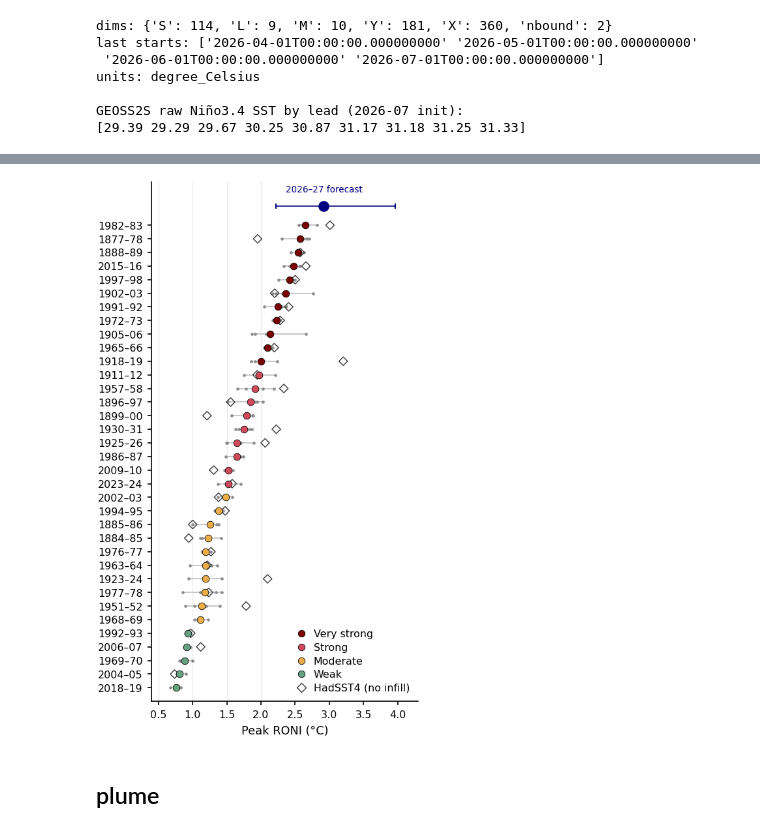
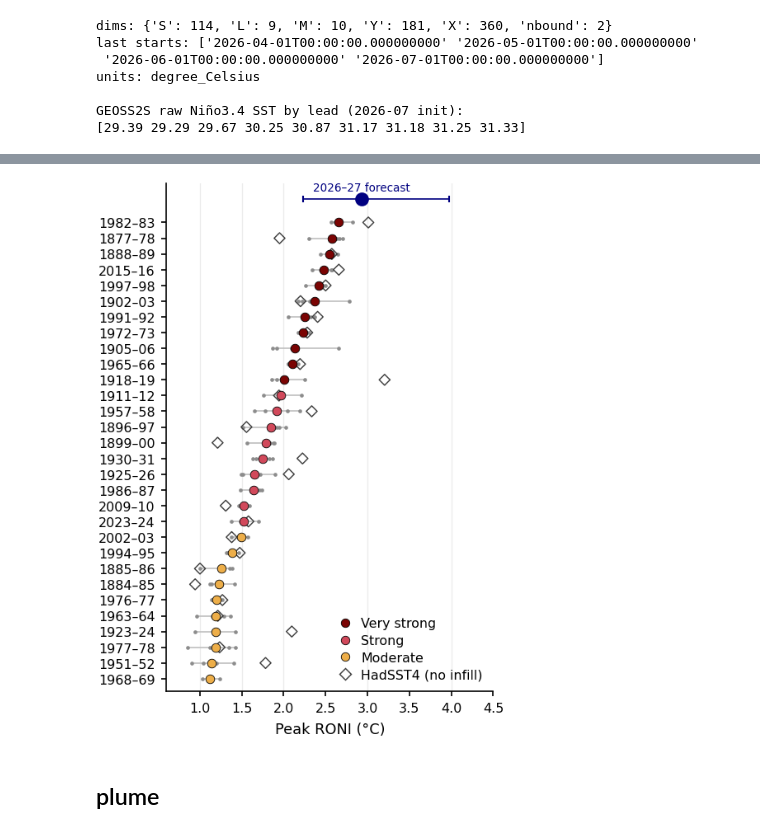
Before and after one commit to adisen99/extreme_el_nino_2026, a Jupyter notebook: 01_observation_data_context.ipynb, the cells around one changed output, grey strips where cells are left out. Saved outputs shown, nothing was run; the diff lists cells and outputs as text; code cells hidden in the pictures.

Commit message:
checkpoint: updating figure 1 panels; refactor code for fig 2 and try ensemble members

```diff
--- a/01_observation_data_context.ipynb
+++ b/01_observation_data_context.ipynb
@@ -205,0 +214,7 @@ ax.set_title(f"{name}: ONI vs RONI"); ax.set_ylabel("°C"); ax.legend(); plt.sho
+# %%
+name = "COBE"
+fig, ax = plt.subplots(figsize=(11, 3))
+oni[name].sel(time=slice("1870", None)).plot(ax=ax, label="ONI", lw=1)
+roni[name].sel(time=slice("1870", None)).plot(ax=ax, label="RONI", lw=1.5)
+ax.axhline(0.5, color="r", ls=":"); ax.axhline(2.0, color="darkred", ls=":")
+ax.set_title(f"{name}: ONI vs RONI"); ax.set_ylabel("°C"); ax.legend(); plt.show()
@@ -888,93 +905,47 @@ saved → /g/data/if69/as8561/data/f2026_roni_forecast.json
   "forecast_median_peak": 3.35
 }
 # %%
-def set_scale(mode="draft"):
-    s = {"draft": 1.0, "submit": 0.85}[mode]      # 0.7 → ~7pt base, 7.7pt title
-    mpl.rcParams.update({
-        "font.size": 9*s, "axes.titlesize": 11*s, "axes.labelsize": 10*s,
-        "xtick.labelsize": 9*s, "ytick.labelsize": 9*s, "legend.fontsize": 9*s,
-    })
-set_scale("submit")
+import json
+f2026 = json.load(open("/g/data/if69/as8561/data/f2026_roni_forecast.json"))
 # %%
-era = mat[(mat.index >= 1870) & (mat.index <= 2026) & (mat["nprod"] >= 3)].sort_values("mean")
+era = mat[(mat.index >= 1870) & (mat.index <= 2026) & (mat["nprod"] >= 3)]
+era = era[era["mean"] >= 1.0].sort_values("mean")          # drop weak events
 y = np.arange(len(era))
-cats = [(2.0,"#7a0403","Very strong"),(1.5,"#d1495b","Strong"),
-        (1.0,"#edae49","Moderate"),(0.0,"#66a182","Weak")]
-def cat_color(v): return next(c for t,c,_ in cats if v>=t)
+cats = [(2.0, "#7a0403", "Very strong"), (1.5, "#d1495b", "Strong"), (1.0, "#edae49", "Moderate")]
+def cat_color(v): return next(c for t, c, _ in cats if v >= t)
 
-fig, ax = plt.subplots(figsize=(SINGLE_COL, 150*MM))
-for i,(yr,row) in zip(y, era.iterrows()):
-    ax.plot([row["min"],row["max"]],[i,i], color="0.75", lw=0.8, zorder=1)          # infilled spread
-    ax.scatter(row[infilled],[i]*len(infilled), s=5, color="0.55", lw=0, zorder=2)  # infilled members
+fig, ax = plt.subplots(figsize=(SINGLE_COL, 120*MM))
+for i, (yr, row) in zip(y, era.iterrows()):
+    ax.plot([row["min"], row["max"]], [i, i], color="0.75", lw=0.8, zorder=1)
+    ax.scatter(row[infilled], [i]*len(infilled), s=5, color="0.55", lw=0, zorder=2)
     ax.scatter(row["mean"], i, s=26, color=cat_color(row["mean"]),
-               edgecolor="k", lw=0.4, zorder=3)                                     # infilled mean
-    if np.isfinite(row[check]):                                                     # HadSST4 = open diamond
+               edgecolor="k", lw=0.4, zorder=3)
+    if np.isfinite(row[check]):
         ax.scatter(row[check], i, s=20, marker="D", facecolor="none",
                    edgecolor="0.25", lw=0.7, zorder=2.5)
 ax.set_yticks(y); ax.set_yticklabels([f"{yr}\u2013{str(yr+1)[-2:]}" for yr in era.index])
 
-# f2026 = dict(best=2.6, low=2.2, high=3.0)   # placeholder until forecast ingest
-ax.errorbar(f2026["best"], len(era)+0.4,
-            xerr=[[f2026["best"]-f2026["low"]],[f2026["high"]-f2026["best"]]],
+yf = len(era) + 0.5
+ax.errorbar(f2026["best"], yf,
+            xerr=[[f2026["best"]-f2026["low"]], [f2026["high"]-f2026["best"]]],
             fmt="o", ms=7, color="navy", mec="navy", capsize=2, lw=0.8, zorder=4)
-ax.text(f2026["best"], len(era)+1.3, "2026\u201327 forecast", ha="center",
+ax.text(f2026["best"], yf + 0.35, "2026\u201327 forecast", ha="center",
         va="bottom", color="navy", fontsize=6.5)
 
-for x in (0.5,1.0,1.5,2.0): ax.axvline(x, color="0.92", lw=0.6, zorder=0)
-ax.set_xlim(0.4,4.3); ax.set_ylim(-1, len(era)+2.2)
+for x in (1.0, 1.5, 2.0, 3.0, 4.0): ax.axvline(x, color="0.92", lw=0.6, zorder=0)
+ax.set_xlim(0.6, 4.5)
+ax.set_ylim(-0.8, yf + 1.0)                                 # stops just above the forecast label
 ax.set_xlabel("Peak RONI (\u00b0C)")
 
 from matplotlib.lines import Line2D
 leg = [Line2D([0],[0], marker="o", ls="", mfc=c, mec="k", mew=0.4, ms=5, label=l)
-       for _,c,l in cats]
+       for _, c, l in cats]
 leg += [Line2D([0],[0], marker="D", ls="", mfc="none", mec="0.25", mew=0.7, ms=5,
                label="HadSST4 (no infill)")]
 ax.legend(handles=leg, loc="lower right", frameon=False, handletextpad=0.2, borderpad=0.3)
-# ax.set_title("Observed El Ni\u00f1o peak magnitude, 1950\u2013present")
 plt.tight_layout()
-# fig.savefig("fig1_obs_ranking.pdf")
-# plt.show()
-
-
-
-
-
-# era = mat[(mat.index >= 1870) & (mat.index <= 2026) & (mat["nprod"] >= 3)]
-# era = era[era["mean"] >= 1.5].sort_values("mean")          # strong & very strong only
-# y = np.arange(len(era))
-# cats = [(2.0,"#7a0403","Very strong"),(1.5,"#d1495b","Strong")]
-# def cat_color(v): return next(c for t,c,_ in cats if v>=t)
-
-# fig, ax = plt.subplots(figsize=(SINGLE_COL, 110*MM))                # shorter: fewer rows
-# for i,(yr,row) in zip(y, era.iterrows()):
-#     ax.plot([row["min"],row["max"]],[i,i], color="0.75", lw=0.8, zorder=1)
-#     ax.scatter(row[infilled],[i]*len(infilled), s=5, color="0.55", lw=0, zorder=2)
-#     ax.scatter(row["mean"], i, s=26, color=cat_color(row["mean"]),
-#                edgecolor="k", lw=0.4, zorder=3)
-#     if np.isfinite(row[check]):
-#         ax.scatter(row[check], i, s=20, marker="D", facecolor="none",
-#                    edgecolor="0.25", lw=0.7, zorder=2.5)
-# ax.set_yticks(y); ax.set_yticklabels([f"{yr}\u2013{str(yr+1)[-2:]}" for yr in era.index])
-
-# ax.errorbar(f2026["best"], len(era)+0.4,
-#             xerr=[[f2026["best"]-f2026["low"]],[f2026["high"]-f2026["best"]]],
-#             fmt="o", ms=7, color="navy", mec="navy", capsize=2, lw=0.8, zorder=4)
-# ax.text(f2026["best"], len(era)+1.3, "2026\u201327 forecast", ha="center",
-#         va="bottom", color="navy", fontsize=6.5)
-
-# for x in (1.5, 2.0): ax.axvline(x, color="0.92", lw=0.6, zorder=0)
-# ax.set_xlim(1.1, 4.3); ax.set_ylim(-1, len(era)+2.2)
-# ax.set_xlabel("Peak RONI (\u00b0C)")
-
-# from matplotlib.lines import Line2D
-# leg = [Line2D([0],[0], marker="o", ls="", mfc=c, mec="k", mew=0.4, ms=5, label=l)
-#        for _,c,l in cats]
-# leg += [Line2D([0],[0], marker="D", ls="", mfc="none", mec="0.25", mew=0.7, ms=5,
-#                label="HadSST4 (no infill)")]
-# ax.legend(handles=leg, loc="lower right", frameon=False, handletextpad=0.2, borderpad=0.3)
-# # plt.tight_layout()
 # %% [output]
-[figure, old version]
+[figure, new version]
 # %% [markdown]
 ## plume
 # %%
```
Also changed, not shown: parts of 29 cells of this notebook, 3 other files.
